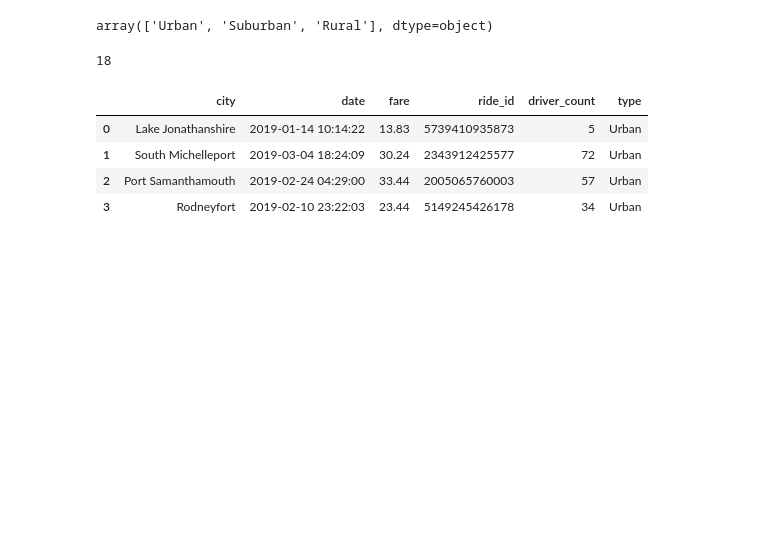
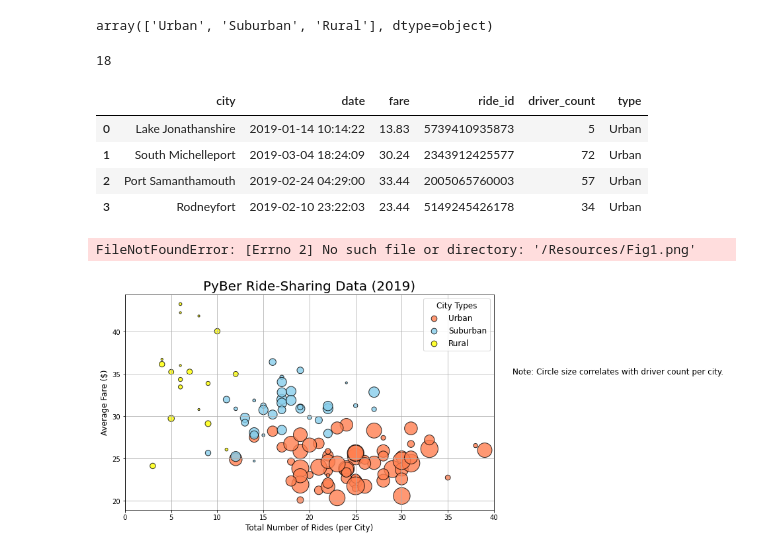
Before and after one commit to rshahba/PyBer_Analysis, a Jupyter notebook: PyBer.ipynb, the cells around one changed output. Drawn from its saved outputs; the diff is of its cells as text; code cells hidden in the pictures; blank space fills up the shorter version.

Commit message:
Plotting the data

```diff
--- a/PyBer.ipynb
+++ b/PyBer.ipynb
@@ -58,3 +58,68 @@ pyber_data_df.head(4)
 | 1 | South Michelleport | 2019-03-04 18:24:09 | 30.24 | 2343912425577 | 72 | Urban |
 | 2 | Port Samanthamouth | 2019-02-24 04:29:00 | 33.44 | 2005065760003 | 57 | Urban |
 | 3 | Rodneyfort | 2019-02-10 23:22:03 | 23.44 | 5149245426178 | 34 | Urban |
+# %%
+# Create the Urban, Suburban, and Rural city DataFrame.
+urban_cities_df = pyber_data_df[pyber_data_df["type"]=="Urban"]
+suburban_cities_df = pyber_data_df[pyber_data_df["type"]=="Suburban"]
+rural_cities_df = pyber_data_df[pyber_data_df["type"]=="Rural"]
+# %%
+# Get the number of rides for urban, suburban, and rural cities.
+urban_cities_count = urban_cities_df.groupby(["city"]).count()["ride_id"]
+suburban_cities_count = suburban_cities_df.groupby(["city"]).count()["ride_id"]
+rural_cities_count = rural_cities_df.groupby(["city"]).count()["ride_id"]
+# %%
+# Get average fare for each city in the urban, suburban , and rural cities
+urban_avg_fare = urban_cities_df.groupby(["city"]).mean()["fare"]
+suburban_avg_fare = suburban_cities_df.groupby(["city"]).mean()["fare"]
+rural_avg_fare = rural_cities_df.groupby(["city"]).mean()["fare"]
+# %%
+# Get the average number of drivers for each urban city.
+urban_driver_count = urban_cities_df.groupby(["city"]).mean()["driver_count"]
+suburban_driver_count = suburban_cities_df.groupby(["city"]).mean()["driver_count"]
+rural_driver_count = rural_cities_df.groupby(["city"]).mean()["driver_count"]
+# %%
+#Create a Scatter plot
+fig, ax = plt.subplots(figsize=(10, 6))
+ax.scatter(urban_cities_count, urban_avg_fare, marker = "o", color = "coral",
+           label = 'Urban', s=10*urban_driver_count, linewidth=1, edgecolor='k',  alpha=0.8)
+
+ax.scatter(suburban_cities_count, suburban_avg_fare, s=10*suburban_driver_count, marker = "o", color = "skyblue",
+           label = 'Suburban', linewidth=1, edgecolor='k',  alpha=0.8)
+
+ax.scatter(rural_cities_count, rural_avg_fare, s=10*rural_driver_count, marker = "o", color = "yellow",
+           label = 'Rural', linewidth=1, edgecolor='k',  alpha=0.8)
+
+# Create labels for the x and y axes.
+plt.xlabel('Total Number of Rides (per City)', fontsize=12)
+plt.ylabel('Average Fare ($)', fontsize=12)
+
+# Create a title.
+plt.title('PyBer Ride-Sharing Data (2019)', fontsize=20)
+
+#Add a limit for x-axis
+plt.xlim(0, 40)
+
+# Create a legend
+lgnd = plt.legend(fontsize="12", mode="Expanded",
+         scatterpoints=1, loc="best", title="City Types")
+lgnd.legendHandles[0]._sizes = [75]
+lgnd.legendHandles[1]._sizes = [75]
+lgnd.legendHandles[2]._sizes = [75]
+lgnd.get_title().set_fontsize(12)
+
+# Incorporate a text label about circle size.
+plt.text(42, 35, "Note: Circle size correlates with driver count per city.", fontsize="12")
+
+plt.grid(True)
+
+# Save the figure.
+plt.savefig("/Resources/" + "Fig1.png", dpi=100, format=None, metadata=None,
+        bbox_inches='tight', pad_inches=0.8,
+        facecolor='w', edgecolor='w',
+        backend=None)
+
+plt.show()
+# %% [output]
+FileNotFoundError: [Errno 2] No such file or directory: '/Resources/Fig1.png'
+[figure, added]
```
Also changed, not shown: parts of 1 cell of this notebook, 2 other files.
